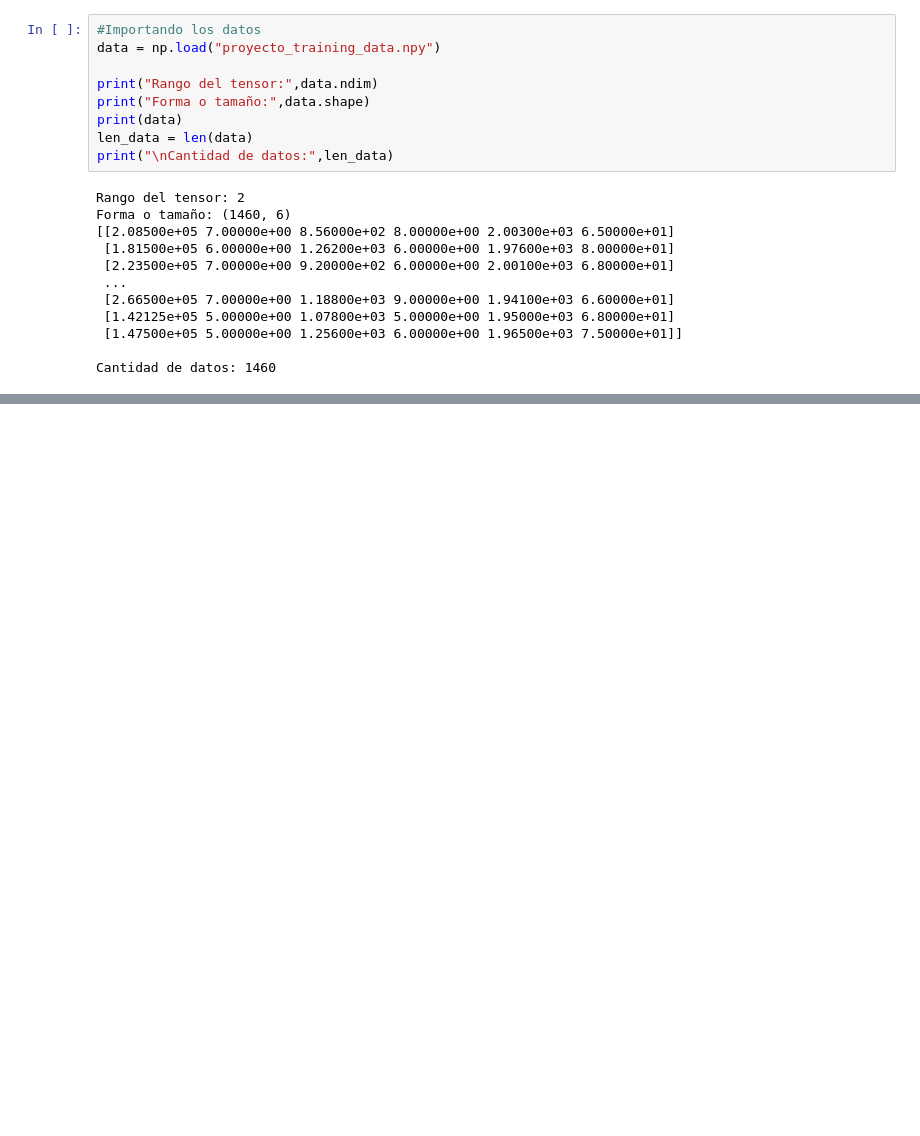
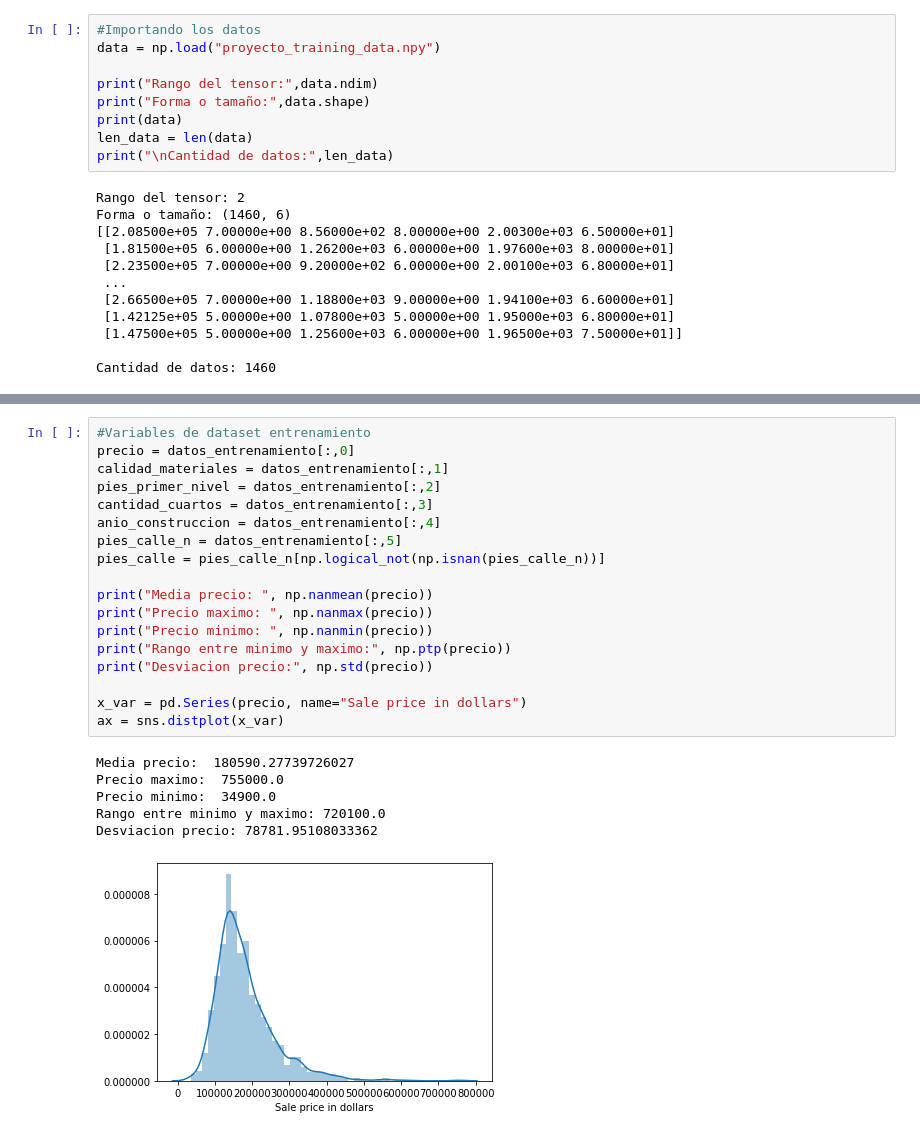
Before and after one commit to an3iitho/Project_linear_regression, a Jupyter notebook: Proyecto_Alvaro-Esquivel.ipynb, the cells around one changed output, grey strips where cells are left out. Cells and saved outputs as stored; diff of their text form; blank space fills up the shorter version.

Commit message:
Graf. Variables

```diff
--- a/Proyecto_Alvaro-Esquivel.ipynb
+++ b/Proyecto_Alvaro-Esquivel.ipynb
@@ -62,0 +91,25 @@ print("Forma datos_entrenamiento:",datos_validacion.shape)
+# %%
+#Variables de dataset entrenamiento
+precio = datos_entrenamiento[:,0]
+calidad_materiales = datos_entrenamiento[:,1]
+pies_primer_nivel = datos_entrenamiento[:,2]
+cantidad_cuartos = datos_entrenamiento[:,3]
+anio_construccion = datos_entrenamiento[:,4]
+pies_calle_n = datos_entrenamiento[:,5]
+pies_calle = pies_calle_n[np.logical_not(np.isnan(pies_calle_n))]
+
+print("Media precio: ", np.nanmean(precio))
+print("Precio maximo: ", np.nanmax(precio))
+print("Precio minimo: ", np.nanmin(precio))
+print("Rango entre minimo y maximo:", np.ptp(precio))
+print("Desviacion precio:", np.std(precio))
+
+x_var = pd.Series(precio, name="Sale price in dollars")
+ax = sns.distplot(x_var)
+# %% [output]
+Media precio:  180590.27739726027
+Precio maximo:  755000.0
+Precio minimo:  34900.0
+Rango entre minimo y maximo: 720100.0
+Desviacion precio: 78781.95108033362
+[figure, added]
```
Also changed, not shown: parts of 22 cells of this notebook.
